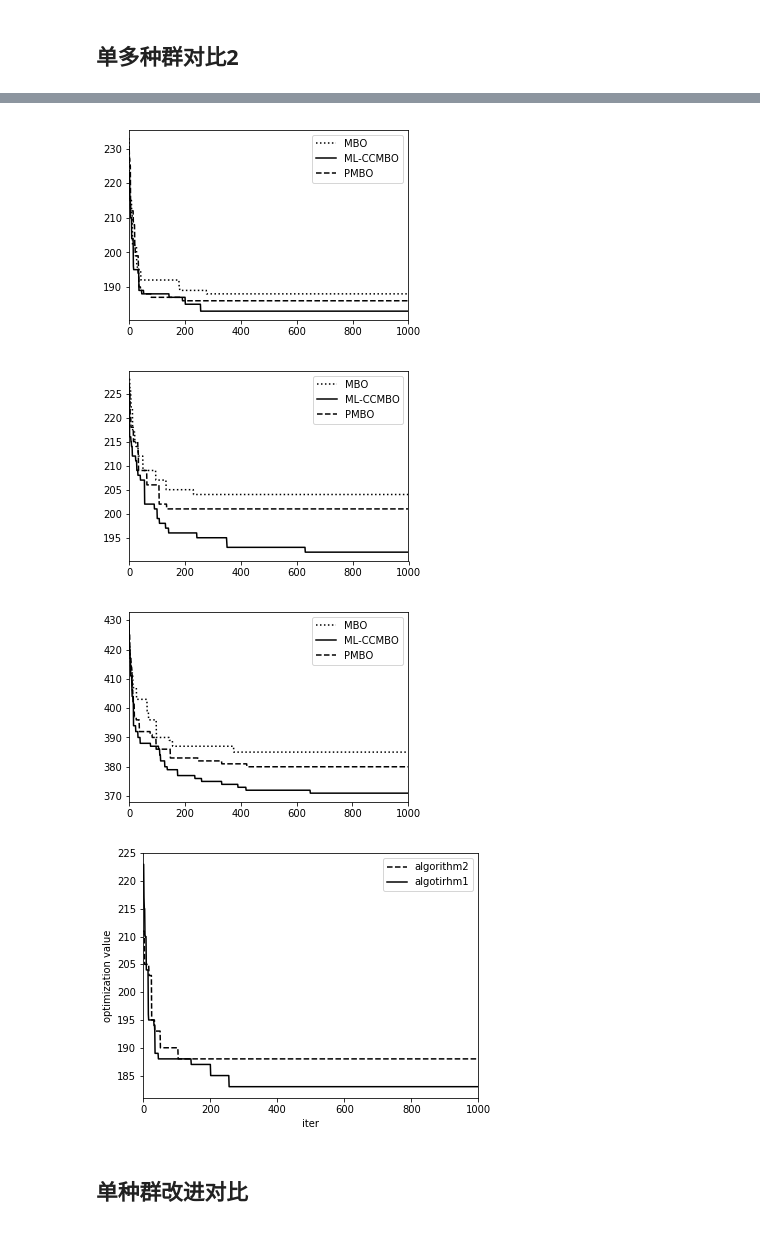
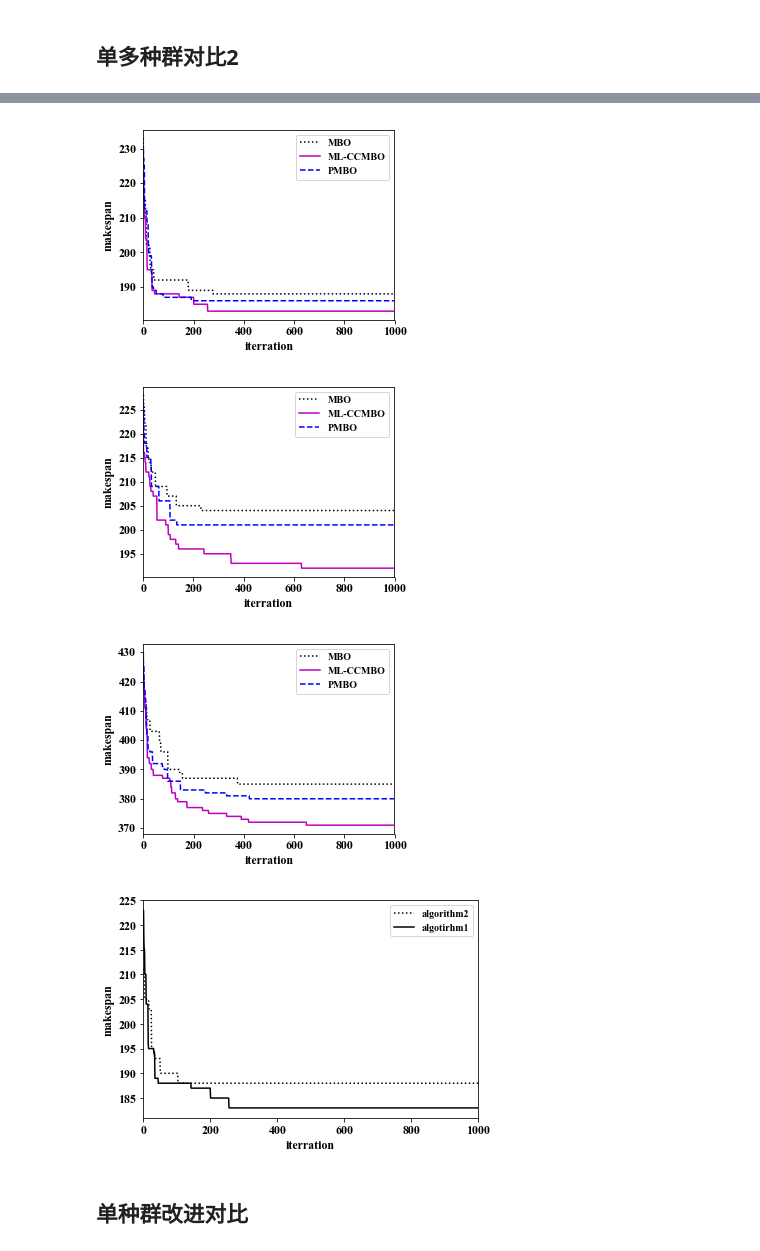
Before and after one commit to dawnohdawn/multi-object-JSSP-with-lot-spliting, a Jupyter notebook: 选择数据画收敛图.ipynb, the cells around one changed output, grey strips where cells are left out. Saved outputs shown, nothing was run; the diff lists cells and outputs as text; code cells hidden in the pictures.

```diff
--- a/选择数据画收敛图.ipynb
+++ b/选择数据画收敛图.ipynb
@@ -199,7 +202,10 @@ def plotmbo(file1, file2, file3, file4):
     # 混合需要的数据，在此可更改两个算法的名字
     mixdata = pd.DataFrame({'ML-CCMBO':data1.myPMBO1,'PCCMBO+stage':data2.myPMBO1,'PCCMBO+diff':data3.myPMBO1,'PCCMBO':data4.myPMBO1})
     #画图
-    mixdata.plot(grid=False, style=['k-', 'k:', 'k--', 'k-.'], legend=True, figsize=(5,3.5))
+#     mixdata.plot(grid=False, style=['k-', 'k:', 'k--', 'k-.'], legend=True, figsize=(5,3.5))
+    mixdata.plot(grid=False, style=['m-', 'k:', 'g--', 'b-.'], legend=True, figsize=(4.5,3.5), fontsize=12)
+    plt.xlabel('iterration', fontsize=12)
+    plt.ylabel('makespan', fontsize=12)
 #     x = np.linspace(0, 1000, 1000)
 #     fig, ax = plt.subplots()
 #     plt.grid()
@@ -318,7 +324,10 @@ def plotmbo(file1, file2, file3):
     # 混合需要的数据，在此可更改两个算法的名字
     mixdata = pd.DataFrame({'ML-CCMBO':data1.myPMBO1, 'PMBO':data2.PMBO1, 'MBO':data3.originalMBO})
     #画图
-    mixdata.plot(grid=False, style=['k:', 'k-', 'k--'], legend=True, figsize=(5,3.5))
+#     mixdata.plot(grid=False, style=['k:', 'k-', 'k--'], legend=True, figsize=(5,3.5))
+    mixdata.plot(grid=False, style=['k:', 'm-', 'b--', 'b-.'], legend=True, figsize=(4.5,3.5), fontsize=12)
+    plt.xlabel('iterration', fontsize=12)
+    plt.ylabel('makespan', fontsize=12)
 # %%
 # P1的理想图形
 plotmbo('MLCCMBO-P1-83.csv', 'PMBO-P1-85.csv', 'MBO & myMBO1+aging-P1-86-85.csv')  # MBO & myMBO1-P1-85-85
@@ -330,43 +339,46 @@ plt.savefig(PATH+"\\"+'ML-CCMBO & PMBO & MBO收敛对比-P1',dpi=160)
 plotmbo('MLCCMBO-P2-183.csv', 'PMBO-P2-186.csv', 'OMBO & OMBO+NEI-P2-188-184.csv')  # MBO & myMBO1-P1-85-85
 plt.savefig(PATH+"\\"+'ML-CCMBO & PMBO & MBO收敛对比-P2',dpi=160)
 # %% [output]
-[figure, old version]
+[figure, new version]
 # %%
 # P3的理想图形
 plotmbo('MLCCMBO-P3-192.csv', 'PMBO-P3-200.csv', 'MBO & myMBO1-P3-204-198.csv')  # MBO & myMBO1-P1-85-85
 plt.savefig(PATH+"\\"+'ML-CCMBO & PMBO & MBO收敛对比-P3',dpi=160)
 # %% [output]
-[figure, old version]
+[figure, new version]
 # %%
 # P4的理想图形
 plotmbo('MLCCMBO-P4-371.csv', 'PMBO-P4-380.csv', 'MBO & myMBO1-P4-385-378.csv')  # MBO & myMBO1-P1-85-85
 plt.savefig(PATH+"\\"+'ML-CCMBO & PMBO & MBO收敛对比-P4',dpi=160)
 # %% [output]
-[figure, old version]
+[figure, new version]
 # %%
 def plotmbo(file1, file2):
     """
     功能：
     取data1的originalMBO，取data2的originalMBO_newNeighbours，画收敛曲线
 
     输入：
     file1，file2    要用到的csv文件全名
     """
     # 提取csv，取data1的originalMBO，取data2的originalMBO_newNeighbours
     data1 = pd.read_csv(PATH+"\\" + file1, header=0)
     data2 = pd.read_csv(PATH+"\\" + file2, header=0)
     # 混合需要的数据，在此可更改两个算法的名字
     mixdata = pd.DataFrame({"algotirhm1":data1.myPMBO1, 'algorithm2':data2.myPMBO1})
     #画图
 #     mixdata.plot()
-    mixdata.plot(grid=False, style=['k--', 'k-'], legend=True, figsize=(6,4.5))
+#     mixdata.plot(grid=False, style=['k--', 'k-'], legend=True, figsize=(6,4.5))
+    mixdata.plot(grid=False, style=['k:', 'k-', 'b--', 'b-.'], legend=True, figsize=(6,4), fontsize=12)
     plt.xlabel('iter')
-    plt.ylabel('optimization value')
+    plt.ylabel('makespan')
+    plt.xlabel('iterration', fontsize=12)
+    plt.ylabel('makespan', fontsize=12)
 
 #
 plotmbo('MLCCMBO-P2-183.csv', 'PCCMBO-P2-188.csv')  # MBO & myMBO1-P1-85-85
 plt.savefig(PATH+"\\"+"停滞示意图",dpi=160)
 # %% [output]
-[figure, old version]
+[figure, new version]
 # %% [markdown]
 ## 单种群改进对比
```
Also changed, not shown: parts of 18 cells of this notebook, 41 other files.
